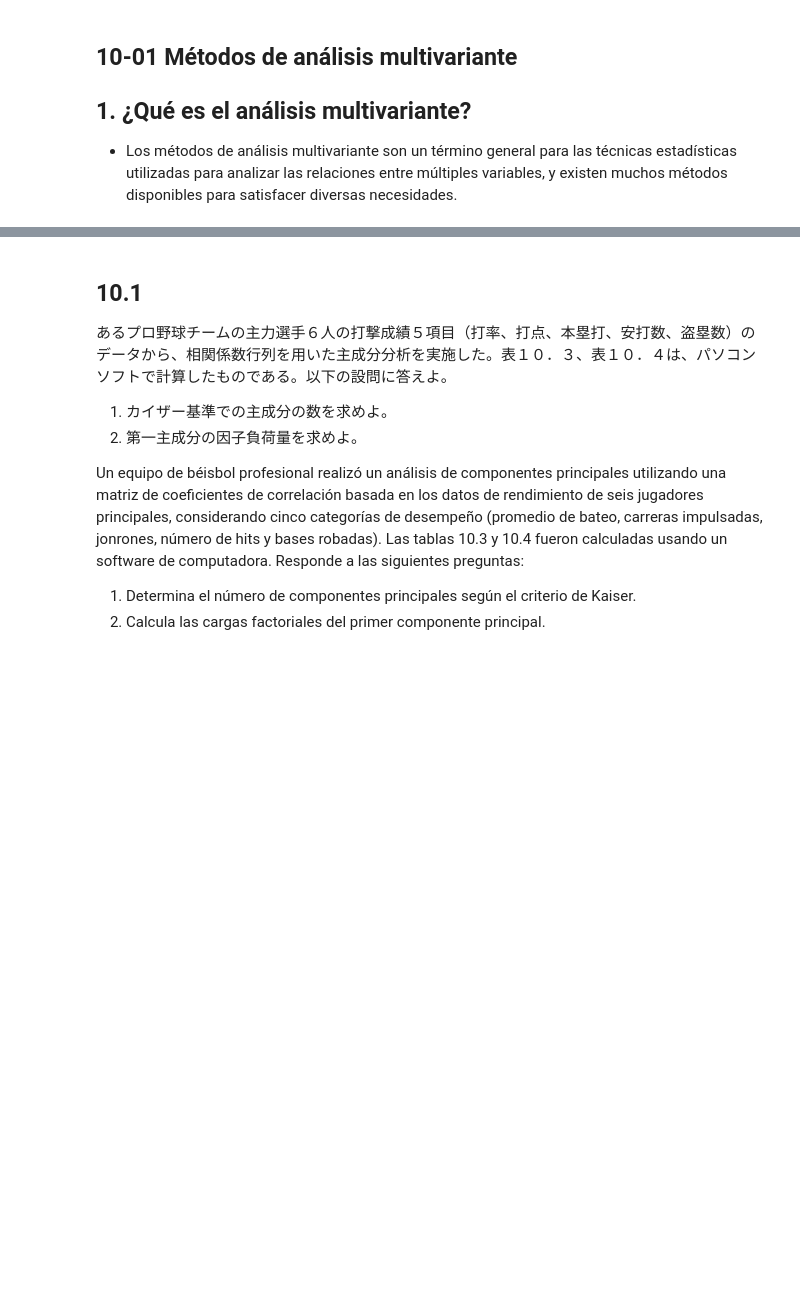
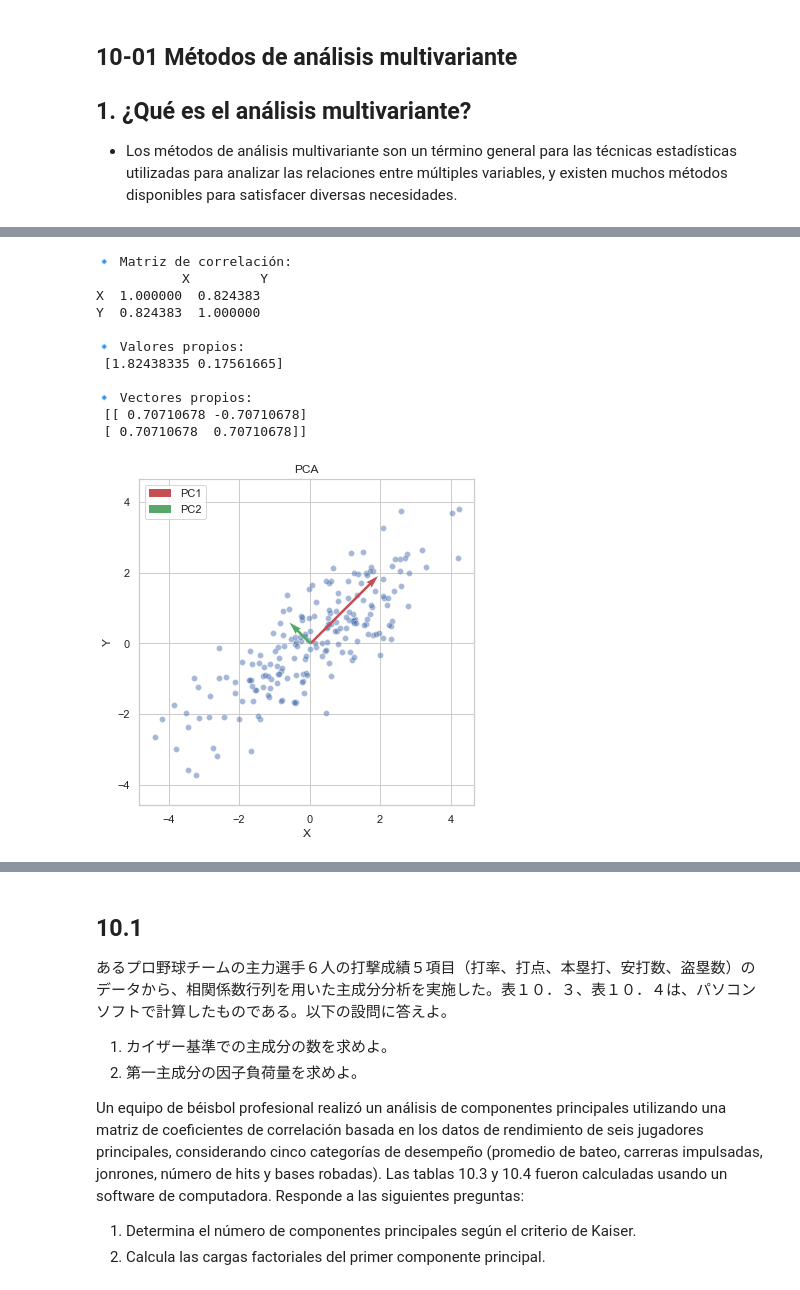
Before and after one commit to HiroshiATakano/QCKentei1, a Jupyter notebook: QCKentei1-10.ipynb, the cells around one changed output, grey strips where cells are left out. Drawn from its saved outputs; the diff is of its cells as text; code cells hidden in the pictures; blank space fills up the shorter version.

```diff
--- a/QCKentei1-10.ipynb
+++ b/QCKentei1-10.ipynb
@@ -89,0 +107,43 @@ from google.oauth2.service_account import Credentials
+# %%
+from numpy.linalg import eig
+
+# 3. Matriz de correlación
+corr_matrix = data.corr()
+print("🔹 Matriz de correlación:\n", corr_matrix)
+
+# 4. Cálculo de los valores propios y vectores proios
+eigvals, eigvecs = eig(corr_matrix)
+print("\n🔹 Valores propios:\n", eigvals)
+print("\n🔹 Vectores propios:\n", eigvecs)
+
+# 5. Trazado de los datos originales y los vectores propios
+plt.figure(figsize=(6, 6))
+sns.scatterplot(x='X', y='Y', data=data, alpha=0.5)
+origin = [0, 0]
+colors = ['r', 'g']
+
+# Graficar los vectores propios
+for i in range(2):
+    vec = eigvecs[:, i]
+    # Enfatizar el escalado usando la raís cuadrada de los valores propios
+    scale = np.sqrt(eigvals[i]) * 2
+    plt.quiver(*origin, vec[0]*scale, vec[1]*scale, color=colors[i], angles='xy', scale_units='xy', scale=1, label=f'PC{i+1}')
+
+plt.title("PCA")
+plt.axis('equal')
+plt.grid(True)
+plt.legend()
+plt.show()
+# %% [output]
+🔹 Matriz de correlación:
+           X         Y
+X  1.000000  0.824383
+Y  0.824383  1.000000
+
+🔹 Valores propios:
+ [1.82438335 0.17561665]
+
+🔹 Vectores propios:
+ [[ 0.70710678 -0.70710678]
+ [ 0.70710678  0.70710678]]
+[figure, added]
```
Also changed, not shown: parts of 26 cells of this notebook, 22 other files.
